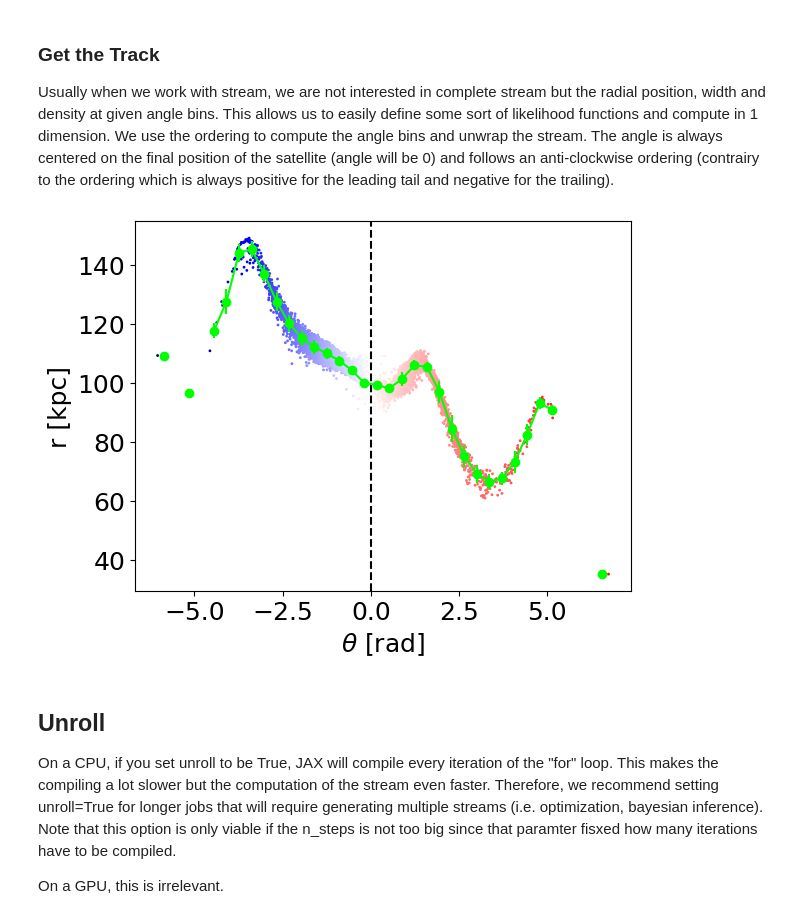
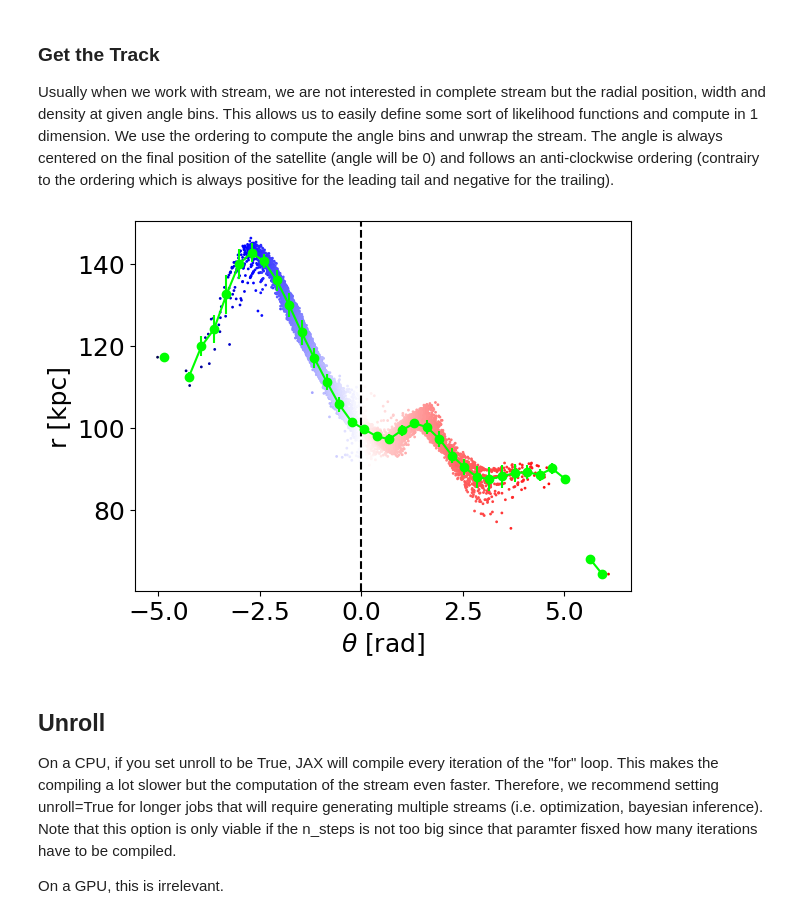
Before and after one commit to David-Chemaly/StreaMAX, a Jupyter notebook: quick_start.ipynb, the cells around one changed output. Saved outputs shown, nothing was run; the diff lists cells and outputs as text; code cells hidden in the pictures.

```diff
--- a/quick_start.ipynb
+++ b/quick_start.ipynb
@@ -23,7 +16,7 @@ from integrants import *
 # Flattened NFW halo
 type_host   = 'NFW'
 params_host = {'logM': 12.0, 'Rs': 25.0,
-                'a': 1.0, 'b': 1.0, 'c': 10.0,
+                'a': 1.0, 'b': 1.0, 'c': 1.0,
                 'dirx': 0.0, 'diry': 0.0, 'dirz': 1.0,
                 'x_origin': 0.0, 'y_origin': 0.0, 'z_origin': 0.0}
 
@@ -46,10 +39,8 @@ unroll      = False
 # %% [markdown]
 ## Second, generate the stream!
 # %%
-from generator import generate_stream
-
 a = tt.time()
-t_sat, xv_sat, xv_stream, xhi_stream = generate_stream(xv_f,
+t_sat, xv_sat, xv_stream, xhi_stream = StreaMAX.generate_stream(xv_f,
                                                         type_host, params_host,
                                                         type_sat, params_sat,
                                                         time, alpha, n_steps,
@@ -59,7 +50,7 @@ b = tt.time()
 print("Time taken to compile the pipeline and generate the stream with unroll=False: {:.3f} s".format((b-a)))
 
 a = tt.time()
-t_sat, xv_sat, xv_stream, xhi_stream = generate_stream(xv_f,
+t_sat, xv_sat, xv_stream, xhi_stream = StreaMAX.generate_stream(xv_f,
                                                         type_host, params_host,
                                                         type_sat, params_sat,
                                                         time, alpha, n_steps,
@@ -87,16 +78,16 @@ plt.axis('equal');
 
 Usually when we work with stream, we are not interested in complete stream but the radial position, width and density at given angle bins. This allows us to easily define some sort of likelihood functions and compute in 1 dimension. We use the ordering to compute the angle bins and unwrap the stream. The angle is always centered on the final position of the satellite (angle will be 0) and follows an anti-clockwise ordering (contrairy to the ordering which is always positive for the leading tail and negative for the trailing).
 # %%
-theta_stream, r_stream, xhi_ordered, theta_bin, r_bin, sig_bin, count_bin, xhi_bin = get_track_2D(xv_stream[:, 0], xv_stream[:, 1], xhi_stream)
+theta_stream, r_stream, xhi_ordered, theta_bin, r_bin, sig_bin, count_bin, xhi_bin = StreaMAX.get_track_2D(xv_stream[:, 0], xv_stream[:, 1], xhi_stream)
 
 plt.scatter(theta_stream, r_stream, c=xhi_ordered, cmap='seismic',
             vmin=min([min(xhi_stream), min(-xhi_stream)]), vmax=max([max(xhi_stream), max(-xhi_stream)]), s=1, alpha=1.)
 plt.errorbar(theta_bin, r_bin, yerr=sig_bin, fmt='-o', c='lime')
 plt.axvline(0, c='k', linestyle='--')
 plt.xlabel(r'$\theta$ [rad]')
 plt.ylabel('r [kpc]');
 # %% [output]
-[figure, old version]
+[figure, new version]
 # %% [markdown]
 ## Unroll
 
```
Also changed, not shown: parts of 10 cells of this notebook, 12 other files.
